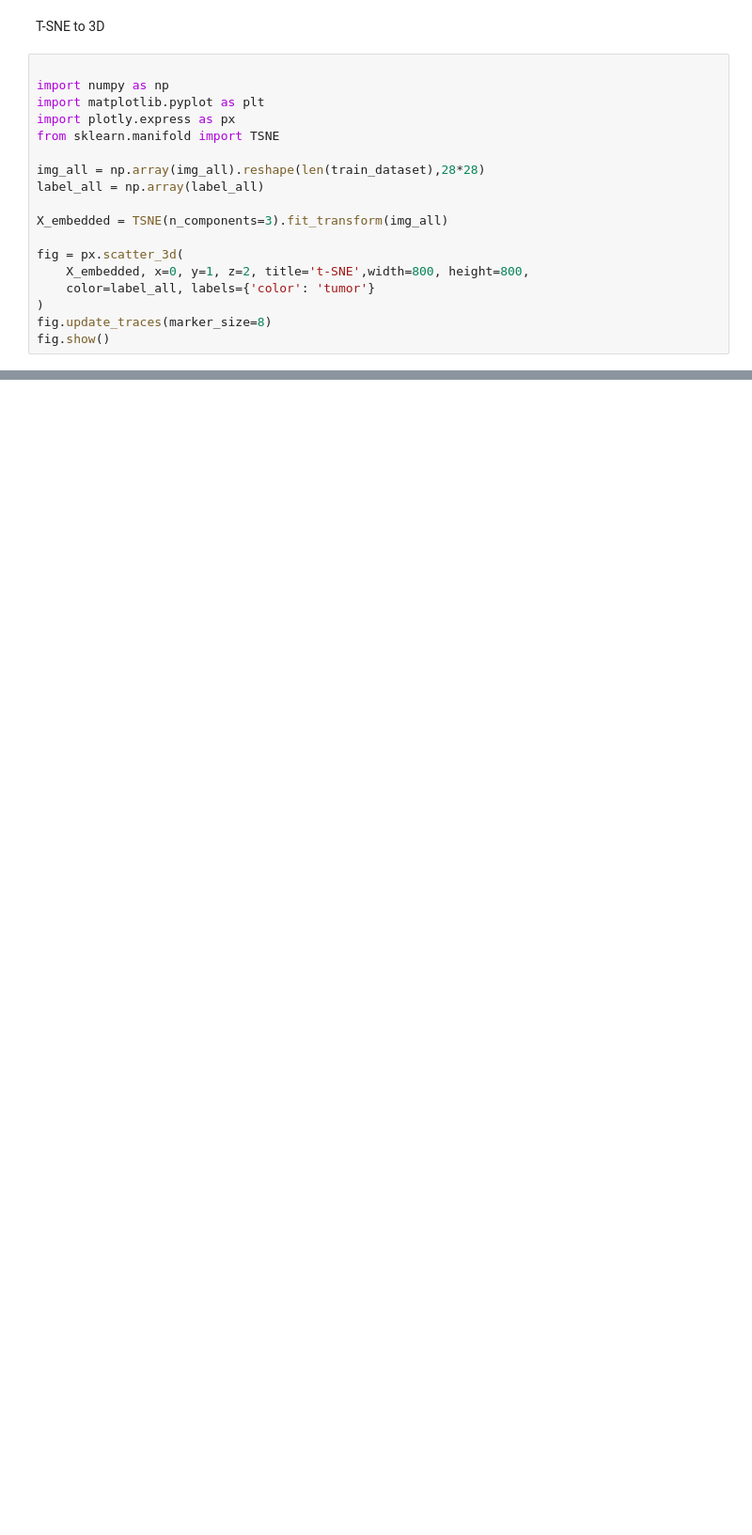
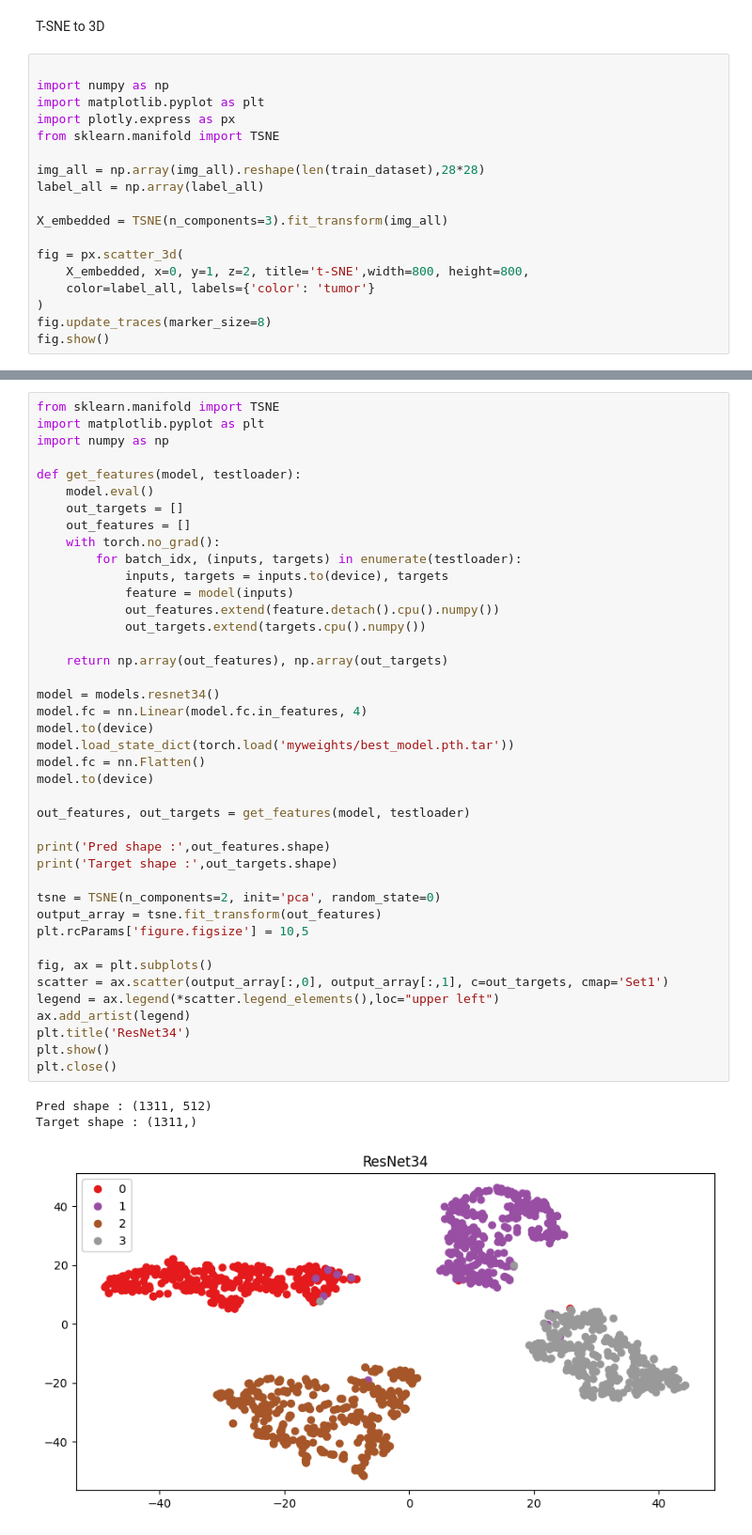
Before and after one commit to mobarakol/Lecture_Edinburgh2024, a Jupyter notebook: PCA_tSNE_Brain_Tumor_Practical_Edinburgh.ipynb, the cells around one changed output, grey strips where cells are left out. Shown: that part at 94% size. Saved outputs shown, nothing was run; the diff lists cells and outputs as text; blank space fills up the shorter version.

```diff
--- a/PCA_tSNE_Brain_Tumor_Practical_Edinburgh.ipynb
+++ b/PCA_tSNE_Brain_Tumor_Practical_Edinburgh.ipynb
@@ -153,0 +219,45 @@ fig.show()
+# %%
+from sklearn.manifold import TSNE
+import matplotlib.pyplot as plt
+import numpy as np
+
+def get_features(model, testloader):
+    model.eval()
+    out_targets = []
+    out_features = []
+    with torch.no_grad():
+        for batch_idx, (inputs, targets) in enumerate(testloader):
+            inputs, targets = inputs.to(device), targets
+            feature = model(inputs)
+            out_features.extend(feature.detach().cpu().numpy())
+            out_targets.extend(targets.cpu().numpy())
+
+    return np.array(out_features), np.array(out_targets)
+
+model = models.resnet34()
+model.fc = nn.Linear(model.fc.in_features, 4)
+model.to(device)
+model.load_state_dict(torch.load('myweights/best_model.pth.tar'))
+model.fc = nn.Flatten()
+model.to(device)
+
+out_features, out_targets = get_features(model, testloader)
+
+print('Pred shape :',out_features.shape)
+print('Target shape :',out_targets.shape)
+
+tsne = TSNE(n_components=2, init='pca', random_state=0)
+output_array = tsne.fit_transform(out_features)
+plt.rcParams['figure.figsize'] = 10,5
+
+fig, ax = plt.subplots()
+scatter = ax.scatter(output_array[:,0], output_array[:,1], c=out_targets, cmap='Set1')
+legend = ax.legend(*scatter.legend_elements(),loc="upper left")
+ax.add_artist(legend)
+plt.title('ResNet34')
+plt.show()
+plt.close()
+# %% [output]
+Pred shape : (1311, 512)
+Target shape : (1311,)
+[figure, added]
```
Also changed, not shown: parts of 9 cells of this notebook.
